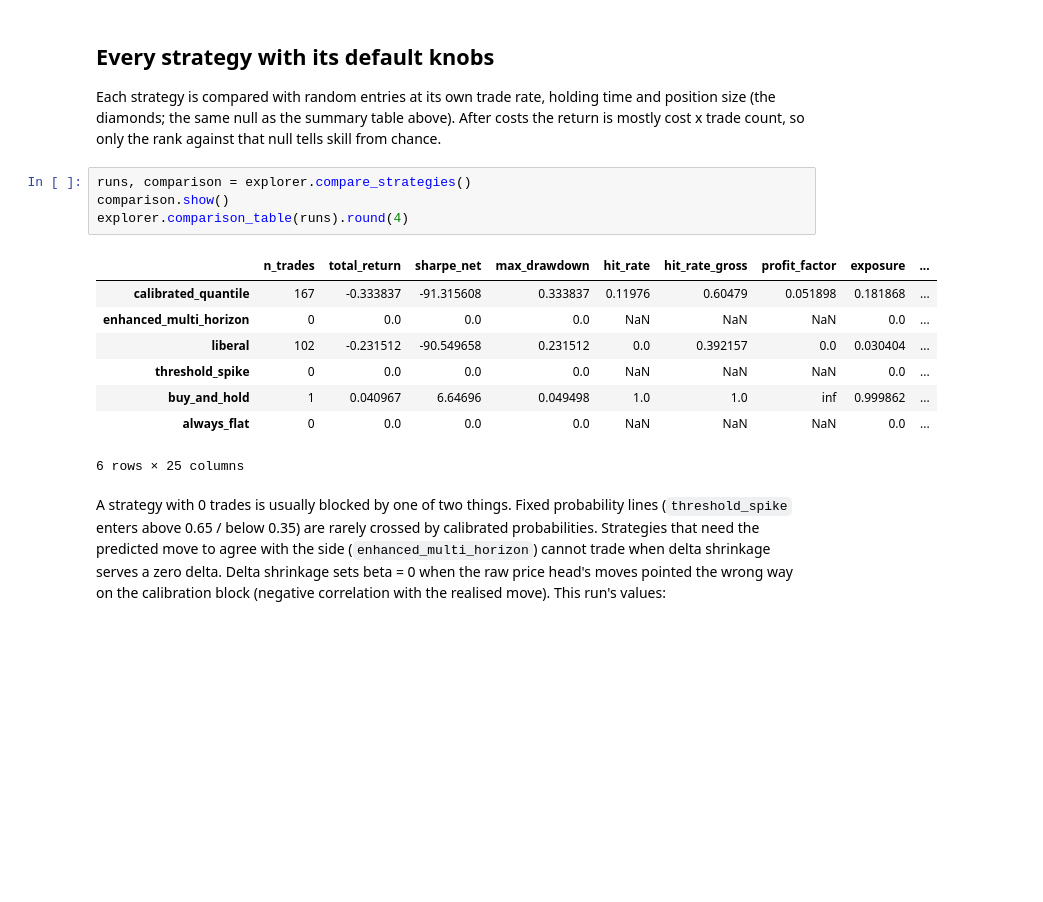
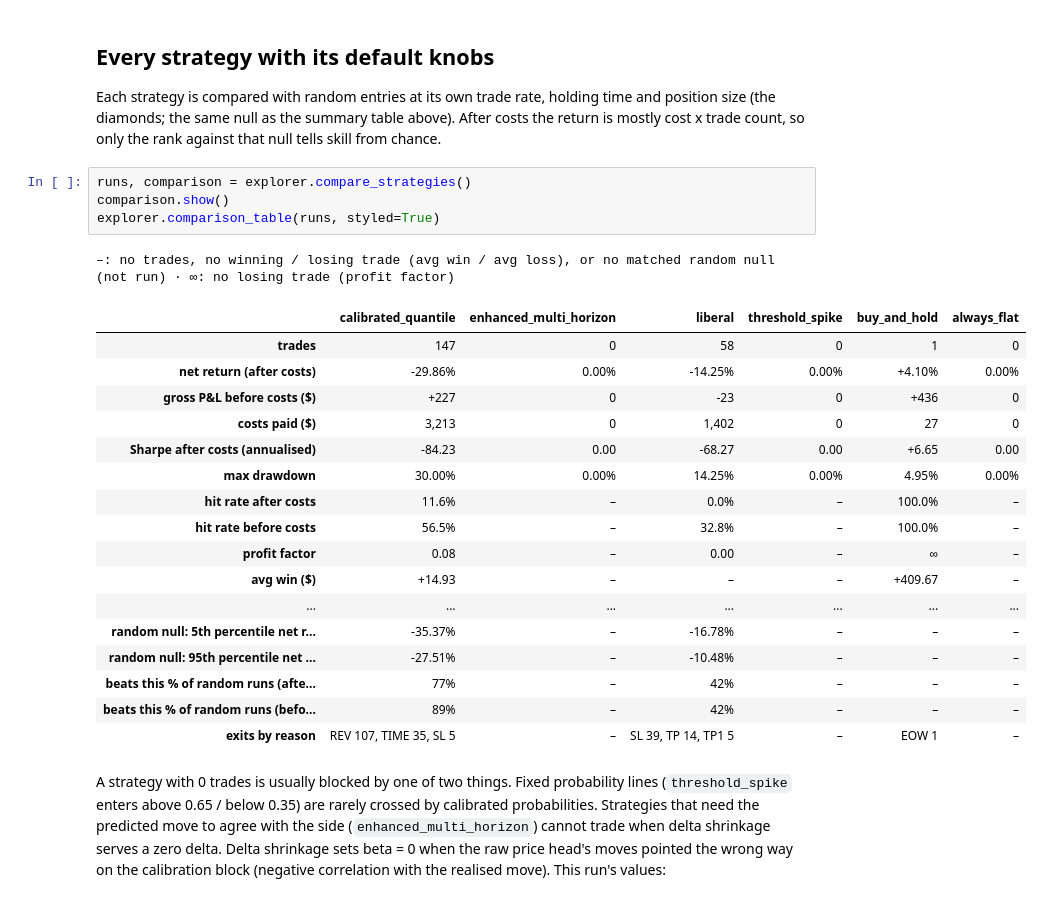
Before and after one commit to another-worlds/neural_trade, a Jupyter notebook: notebooks/02_backtest.ipynb, the cells around one changed output. Drawn from its saved outputs; the diff is of its cells as text; blank space fills up the shorter version.

```diff
--- a/notebooks/02_backtest.ipynb
+++ b/notebooks/02_backtest.ipynb
@@ -63,16 +75,26 @@ the rank against that null tells skill from chance.
 # %%
 runs, comparison = explorer.compare_strategies()
 comparison.show()
-explorer.comparison_table(runs).round(4)
+explorer.comparison_table(runs, styled=True)
 # %% [output]
+–: no trades, no winning / losing trade (avg win / avg loss), or no matched random null (not run) · ∞: no losing trade (profit factor)
-|  | n_trades | total_return | sharpe_net | max_drawdown | hit_rate | hit_rate_gross | profit_factor | exposure | ... |
-| calibrated_quantile | 167 | -0.333837 | -91.315608 | 0.333837 | 0.11976 | 0.60479 | 0.051898 | 0.181868 | ... |
-| enhanced_multi_horizon | 0 | 0.0 | 0.0 | 0.0 | NaN | NaN | NaN | 0.0 | ... |
-| liberal | 102 | -0.231512 | -90.549658 | 0.231512 | 0.0 | 0.392157 | 0.0 | 0.030404 | ... |
-| threshold_spike | 0 | 0.0 | 0.0 | 0.0 | NaN | NaN | NaN | 0.0 | ... |
-| buy_and_hold | 1 | 0.040967 | 6.64696 | 0.049498 | 1.0 | 1.0 | inf | 0.999862 | ... |
-| always_flat | 0 | 0.0 | 0.0 | 0.0 | NaN | NaN | NaN | 0.0 | ... |
+|  | calibrated_quantile | enhanced_multi_horizon | liberal | threshold_spike | buy_and_hold | always_flat |
+| trades | 147 | 0 | 58 | 0 | 1 | 0 |
+| net return (after costs) | -29.86% | 0.00% | -14.25% | 0.00% | +4.10% | 0.00% |
+| gross P&L before costs ($) | +227 | 0 | -23 | 0 | +436 | 0 |
+| costs paid ($) | 3,213 | 0 | 1,402 | 0 | 27 | 0 |
+| Sharpe after costs (annualised) | -84.23 | 0.00 | -68.27 | 0.00 | +6.65 | 0.00 |
+| max drawdown | 30.00% | 0.00% | 14.25% | 0.00% | 4.95% | 0.00% |
+| hit rate after costs | 11.6% | – | 0.0% | – | 100.0% | – |
+| hit rate before costs | 56.5% | – | 32.8% | – | 100.0% | – |
+| profit factor | 0.08 | – | 0.00 | – | ∞ | – |
+| avg win ($) | +14.93 | – | – | – | +409.67 | – |
+| ... | ... | ... | ... | ... | ... | ... |
+| random null: 5th percentile net r... | -35.37% | – | -16.78% | – | – | – |
+| random null: 95th percentile net ... | -27.51% | – | -10.48% | – | – | – |
+| beats this % of random runs (afte... | 77% | – | 42% | – | – | – |
+| beats this % of random runs (befo... | 89% | – | 42% | – | – | – |
+| exits by reason | REV 107, TIME 35, SL 5 | – | SL 39, TP 14, TP1 5 | – | EOW 1 | – |
-6 rows × 25 columns
 # %% [markdown]
 A strategy with 0 trades is usually blocked by one of two things. Fixed probability lines
 (`threshold_spike` enters above 0.65 / below 0.35) are rarely crossed by calibrated probabilities.
```
Also changed, not shown: parts of 3 cells of this notebook, 6 other files.
